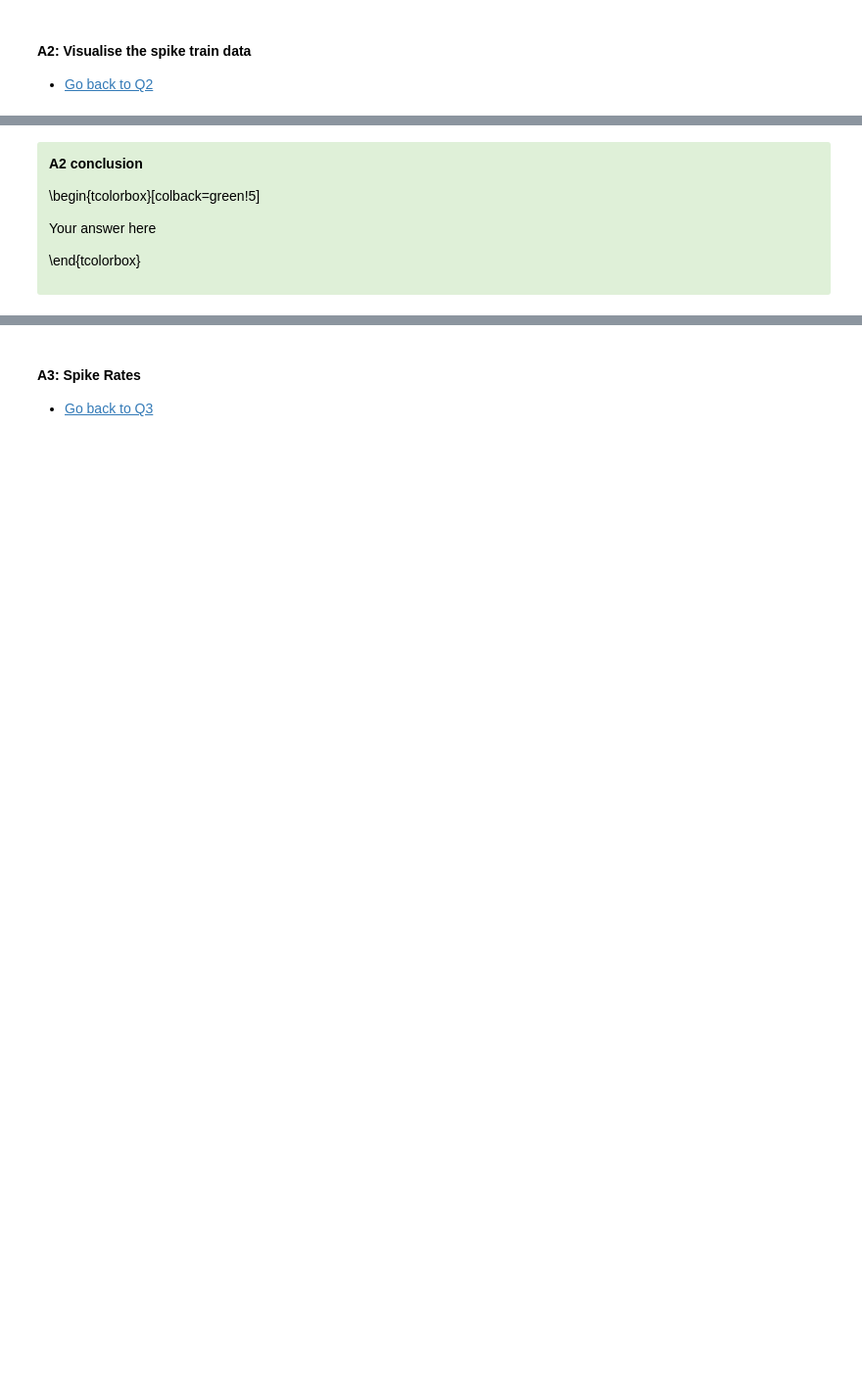
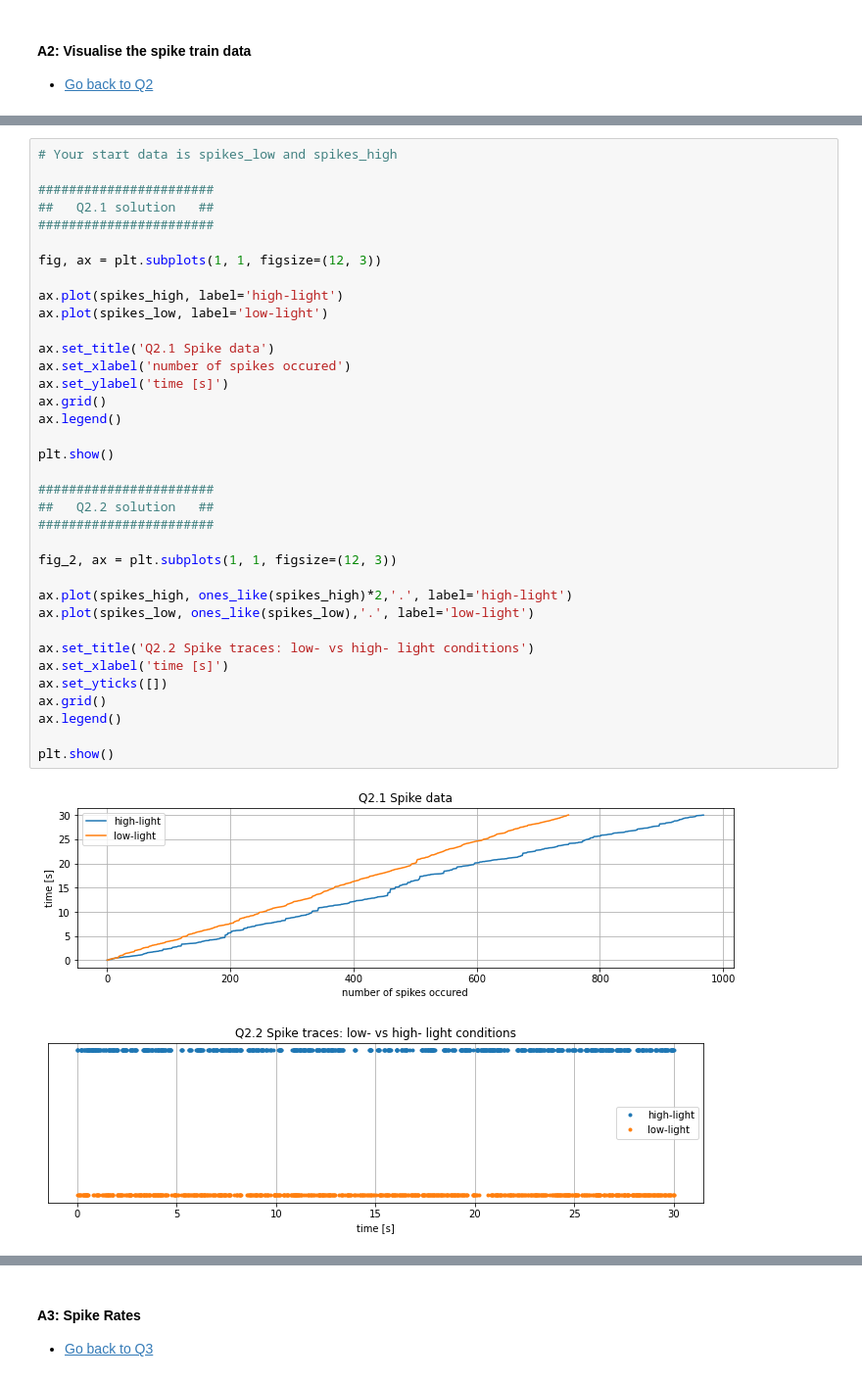
Before and after one commit to RobbeDeMuynck/CN_practicals, a Jupyter notebook: Module 2/Module2_Ex1_XX.ipynb, the cells around one changed output, grey strips where cells are left out. Shown at 98% size. Saved outputs shown, nothing was run; the diff lists cells and outputs as text; blank space fills up the shorter version.

```diff
--- a/Module 2/Module2_Ex1_XX.ipynb
+++ b/Module 2/Module2_Ex1_XX.ipynb
@@ -290,13 +257,39 @@ plt.show()
-# %% [markdown]
-<div class="alert alert-success">
-<span style="color:black">
-
-**A2 conclusion**
-
-\begin{tcolorbox}[colback=green!5]
-
-Your answer here
-
-\end{tcolorbox}
-
-</span>
+# %%
+# Your start data is spikes_low and spikes_high
+
+#######################
+##   Q2.1 solution   ##
+#######################
+
+fig, ax = plt.subplots(1, 1, figsize=(12, 3))
+
+ax.plot(spikes_high, label='high-light')
+ax.plot(spikes_low, label='low-light')
+
+ax.set_title('Q2.1 Spike data')
+ax.set_xlabel('number of spikes occured')
+ax.set_ylabel('time [s]')
+ax.grid()
+ax.legend()
+
+plt.show()
+
+#######################
+##   Q2.2 solution   ##
+#######################
+
+fig_2, ax = plt.subplots(1, 1, figsize=(12, 3))
+
+ax.plot(spikes_high, ones_like(spikes_high)*2,'.', label='high-light')
+ax.plot(spikes_low, ones_like(spikes_low),'.', label='low-light')
+
+ax.set_title('Q2.2 Spike traces: low- vs high- light conditions')
+ax.set_xlabel('time [s]')
+ax.set_yticks([])
+ax.grid()
+ax.legend()
+
+plt.show()
+# %% [output]
+[figure, added]
+[figure, added]
```
Also changed, not shown: parts of 23 cells of this notebook.
